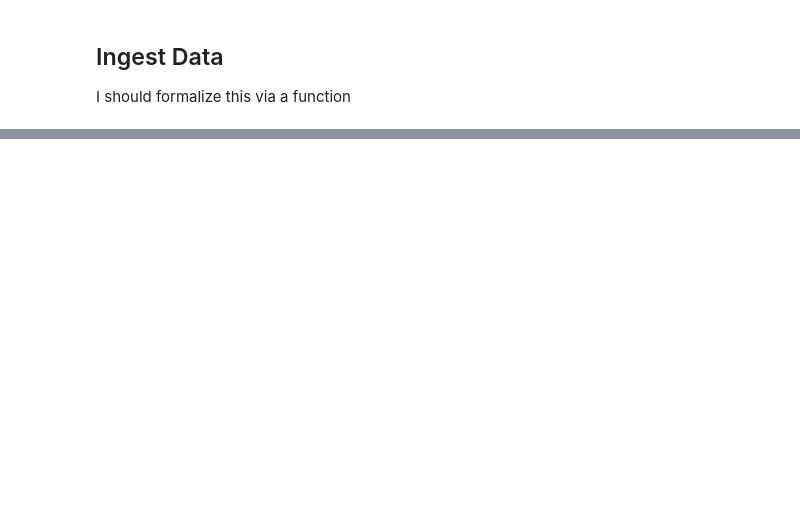
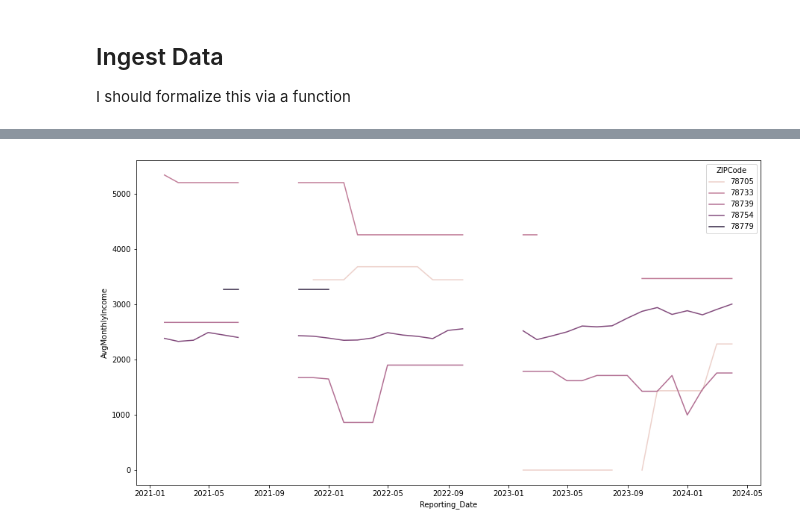
Before and after one commit to F-said/ccdf-austin, a Jupyter notebook: notebooks/eda_families.ipynb, the cells around one changed output, grey strips where cells are left out. Saved outputs shown, nothing was run; the diff lists cells and outputs as text; code cells hidden in the pictures; blank space fills up the shorter version.

```diff
--- a/notebooks/eda_families.ipynb
+++ b/notebooks/eda_families.ipynb
@@ -40,0 +286,6 @@ fulldata.sample(5).head()
+# %%
+plt.figure(figsize=(15,8))
+sns.lineplot(data=zipcodes_income, x=zipcodes_income.index, y="AvgMonthlyIncome", hue="ZIPCode")
+plt.show()
+# %% [output]
+[figure, added]
```
Also changed, not shown: parts of 52 cells of this notebook, 7 other files.
